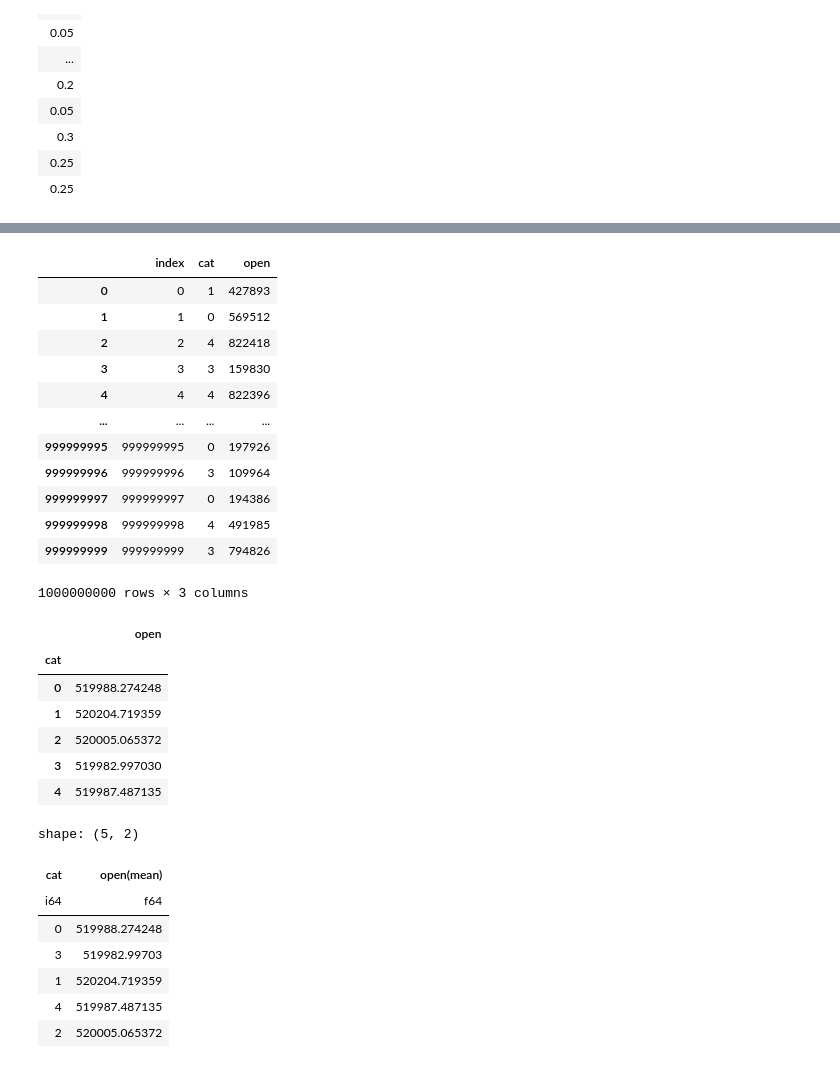
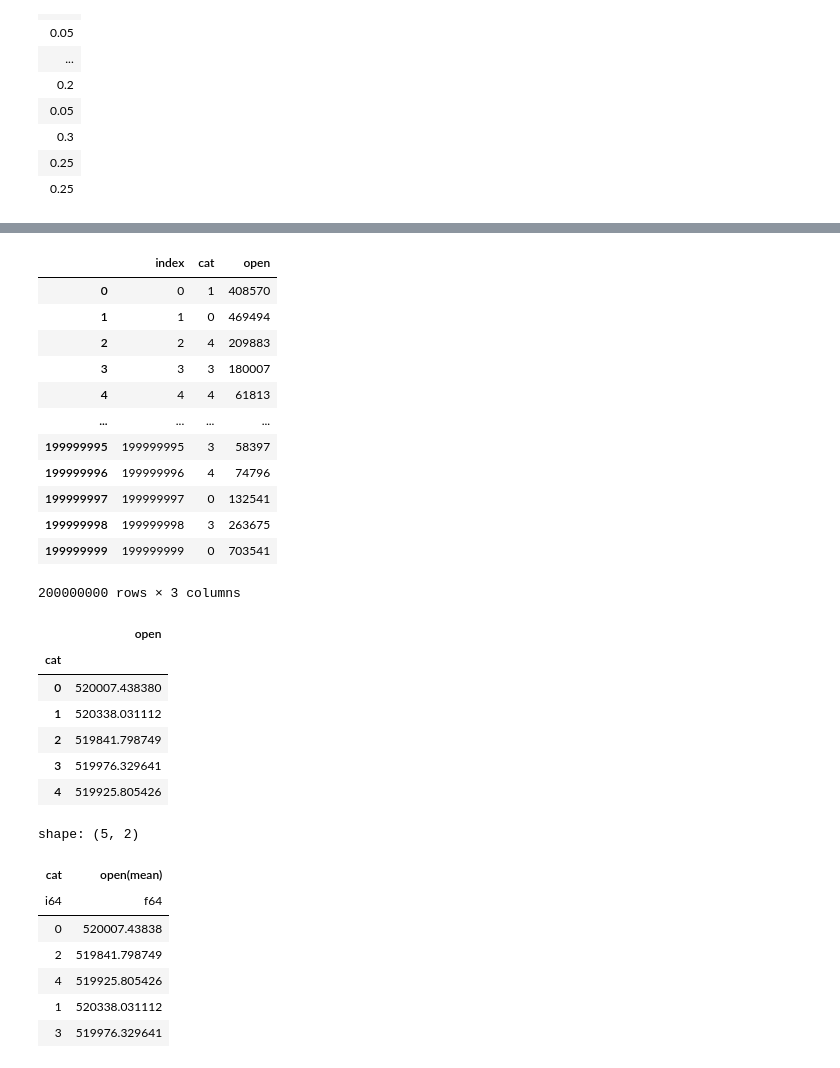
Before and after one commit to artcodex/Algo, a Jupyter notebook: Python/cdp.ipynb, the cells around one changed output, grey strips where cells are left out. Drawn from its saved outputs; the diff is of its cells as text; code cells hidden in the pictures.

```diff
--- a/Python/cdp.ipynb
+++ b/Python/cdp.ipynb
@@ -149,21 +213,21 @@ shape: (3699434, 1)
 # %%
 import pandas as pd
-test_df = pd.read_csv('testFile.csv')
+test_df = pd.read_csv('testFile2.csv')
 test_df
 # %% [output]
 |  | index | cat | open |
-| 0 | 0 | 1 | 427893 |
-| 1 | 1 | 0 | 569512 |
-| 2 | 2 | 4 | 822418 |
-| 3 | 3 | 3 | 159830 |
-| 4 | 4 | 4 | 822396 |
+| 0 | 0 | 1 | 408570 |
+| 1 | 1 | 0 | 469494 |
+| 2 | 2 | 4 | 209883 |
+| 3 | 3 | 3 | 180007 |
+| 4 | 4 | 4 | 61813 |
 | ... | ... | ... | ... |
-| 999999995 | 999999995 | 0 | 197926 |
-| 999999996 | 999999996 | 3 | 109964 |
-| 999999997 | 999999997 | 0 | 194386 |
-| 999999998 | 999999998 | 4 | 491985 |
-| 999999999 | 999999999 | 3 | 794826 |
+| 199999995 | 199999995 | 3 | 58397 |
+| 199999996 | 199999996 | 4 | 74796 |
+| 199999997 | 199999997 | 0 | 132541 |
+| 199999998 | 199999998 | 3 | 263675 |
+| 199999999 | 199999999 | 0 | 703541 |
-1000000000 rows × 3 columns
+200000000 rows × 3 columns
 # %%
 test_filter = test_df[test_df['open'] >= 40000]
 test_group = test_filter.groupby(['cat']).agg({'open':'mean'})
@@ -171,11 +235,11 @@ test_group
 # %% [output]
 |  | open |
 | cat |  |
-| 0 | 519988.274248 |
-| 1 | 520204.719359 |
-| 2 | 520005.065372 |
-| 3 | 519982.997030 |
-| 4 | 519987.487135 |
+| 0 | 520007.438380 |
+| 1 | 520338.031112 |
+| 2 | 519841.798749 |
+| 3 | 519976.329641 |
+| 4 | 519925.805426 |
 # %%
 import polars as pl
 test_polars = pl.from_pandas(test_df)
@@ -192,8 +256,8 @@ q.collect()
 shape: (5, 2)
 | cat | open(mean) |
 | i64 | f64 |
-| 0 | 519988.274248 |
-| 3 | 519982.99703 |
-| 1 | 520204.719359 |
-| 4 | 519987.487135 |
-| 2 | 520005.065372 |
+| 0 | 520007.43838 |
+| 2 | 519841.798749 |
+| 4 | 519925.805426 |
+| 1 | 520338.031112 |
+| 3 | 519976.329641 |
```
Also changed, not shown: parts of 5 cells of this notebook.
